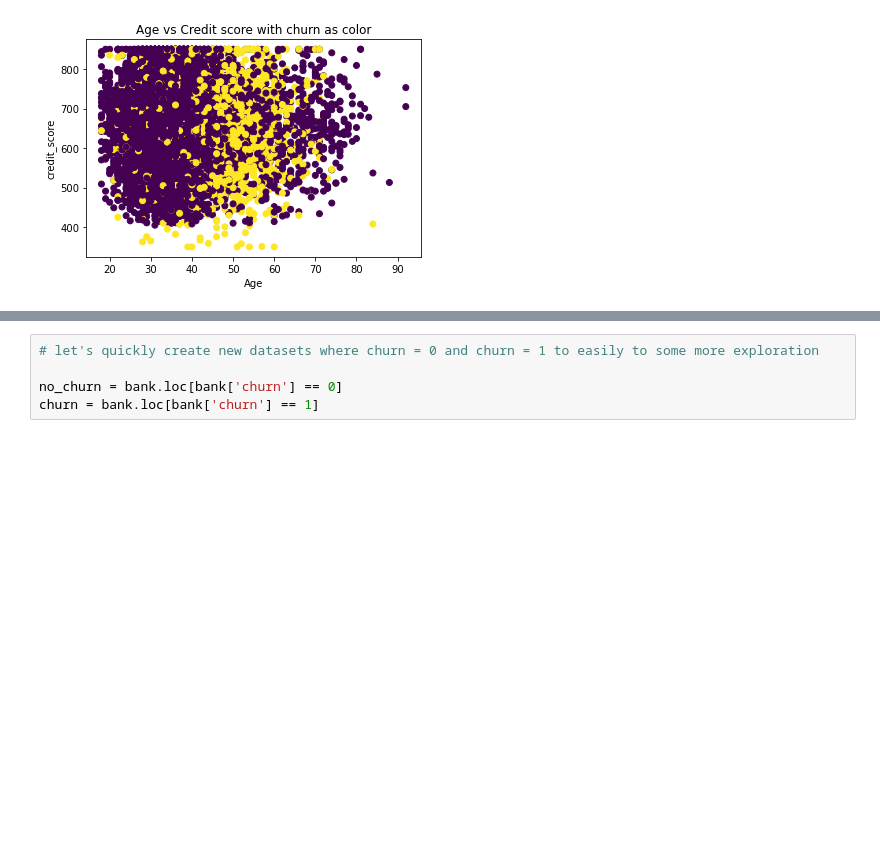
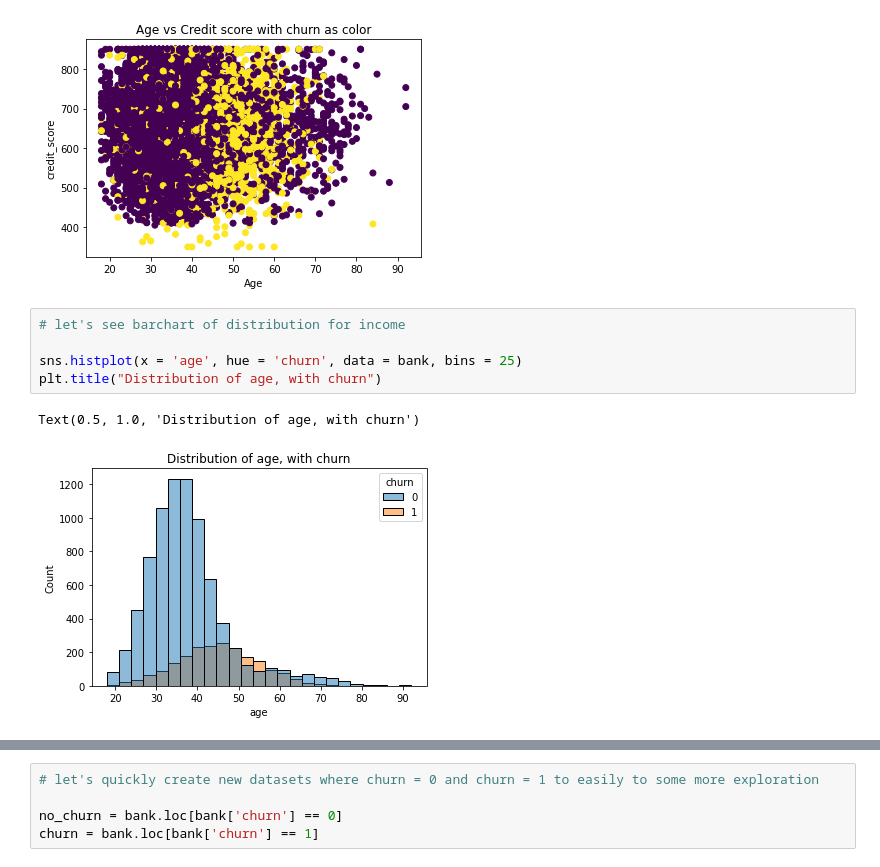
Before and after one commit to Fatemeh-Khosravi/Customer-Churn-Prediction, a Jupyter notebook: ADS505 - Team Project - EDA, Pre-process - SKuc.ipynb, the cells around one changed output, grey strips where cells are left out. Saved outputs shown, nothing was run; the diff lists cells and outputs as text; blank space fills up the shorter version.

Commit message:
EDA + Pre-processing, further steps
Further EDA, along with correlation analysis, and dummying variables (country, gender, products_number) and scaling numerical data

```diff
--- a/ADS505 - Team Project - EDA, Pre-process - SKuc.ipynb
+++ b/ADS505 - Team Project - EDA, Pre-process - SKuc.ipynb
@@ -130,3 +130,11 @@ plt.ylabel('credit_score')
 # %% [output]
 Text(0, 0.5, 'credit_score')
 [figure]
+# %%
+# let's see barchart of distribution for income
+
+sns.histplot(x = 'age', hue = 'churn', data = bank, bins = 25)
+plt.title("Distribution of age, with churn")
+# %% [output]
+Text(0.5, 1.0, 'Distribution of age, with churn')
+[figure, added]
```
Also changed, not shown: parts of 15 cells of this notebook.
